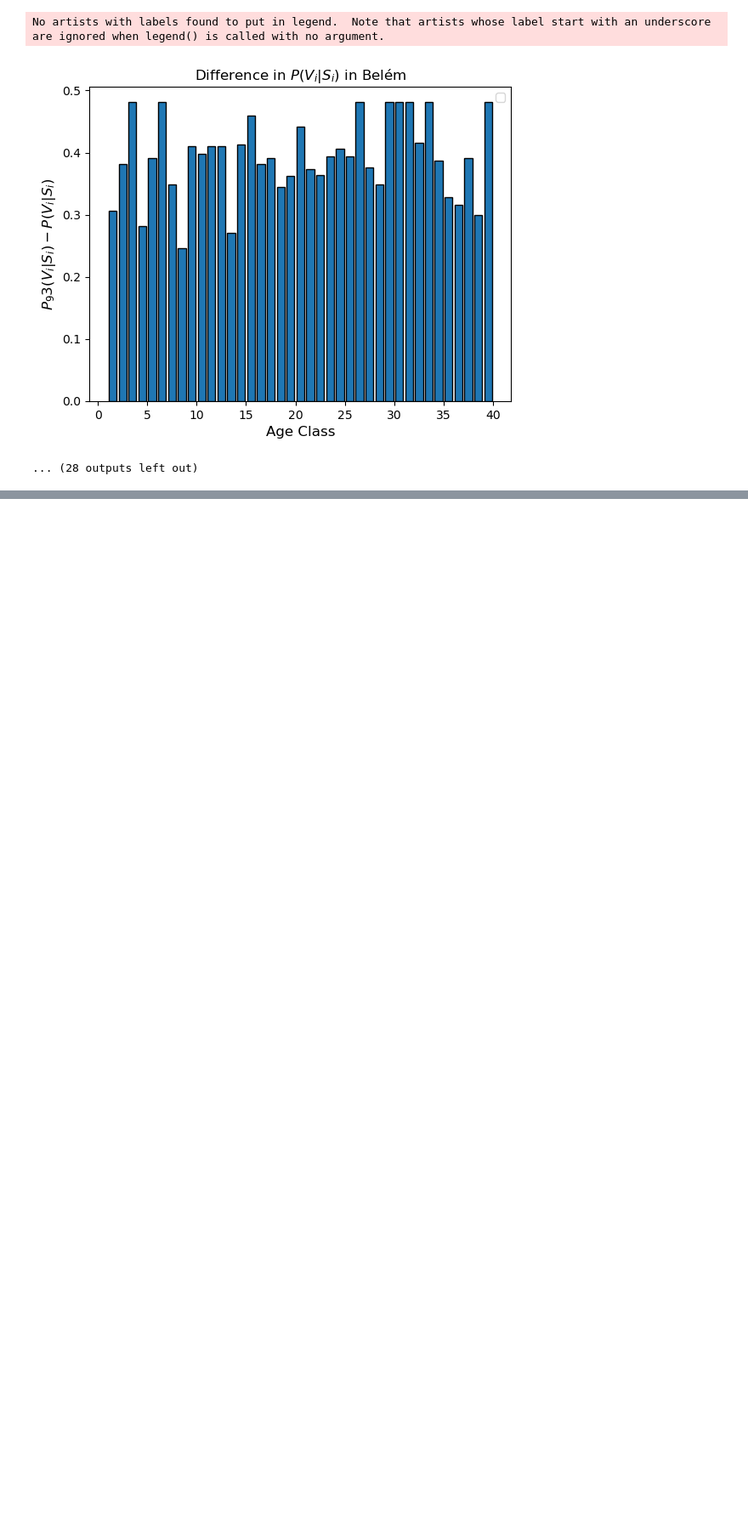
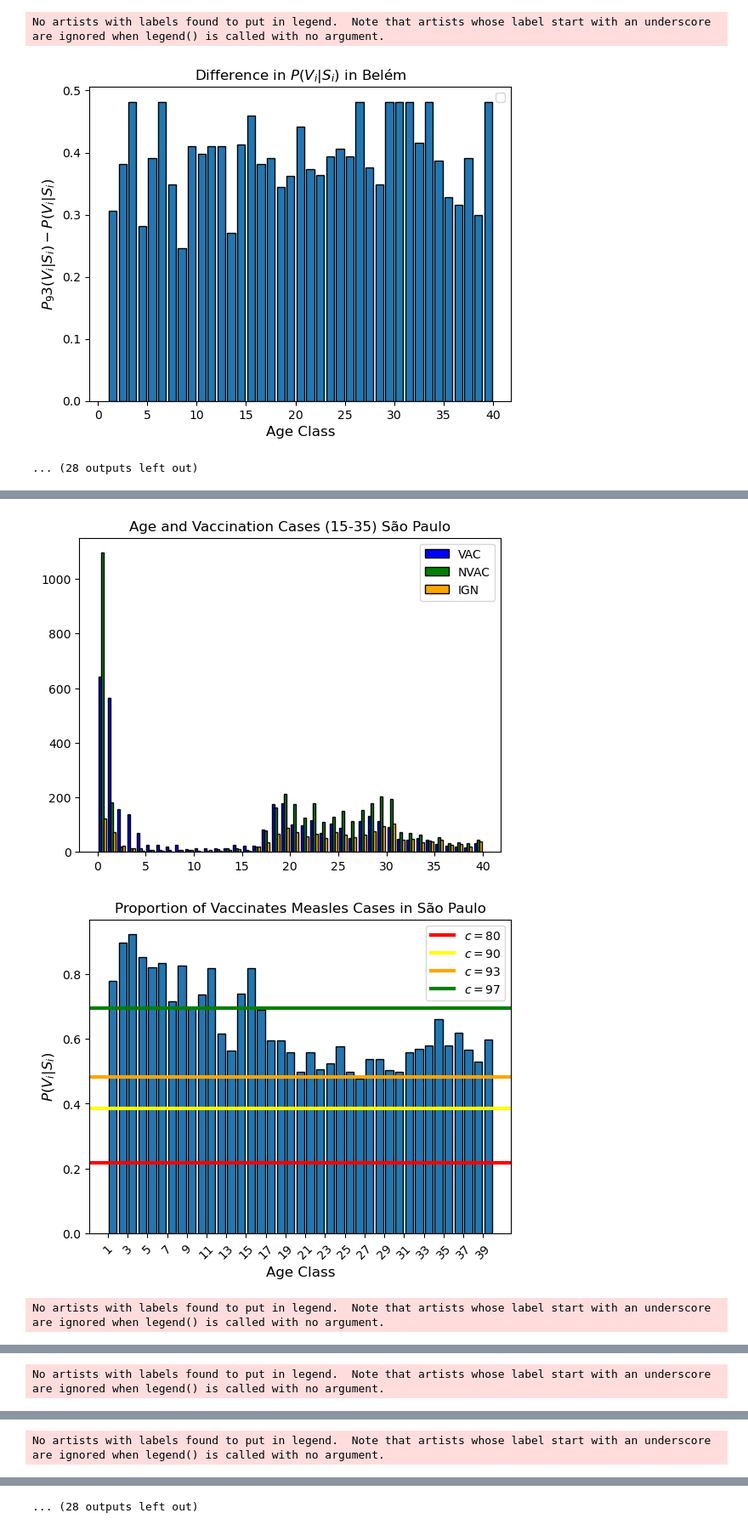
Before and after one commit to denisecammarota/measles-BR, a Jupyter notebook: Notebooks/Age_Vaccine_Estimated_Probability.ipynb, the cells around one changed output, grey strips where cells are left out. Shown at 85% size. Saved outputs shown, nothing was run; the diff lists cells and outputs as text; code cells hidden in the pictures; blank space fills up the shorter version.

```diff
--- a/Notebooks/Age_Vaccine_Estimated_Probability.ipynb
+++ b/Notebooks/Age_Vaccine_Estimated_Probability.ipynb
@@ -90,0 +93,54 @@ No artists with labels found to put in legend.  Note that artists whose label st
+# %%
+for mun in first_10:
+    df_tmp = df_mun[df_mun['ID_MN_RESI'] == mun]
+    df_tmp = df_tmp[df_tmp['NU_IDADE_N'] <= 40]
+    mun_name = df_tmp['name'].unique()[0]
+    min_age = 0
+    max_age = 40
+    colors=['blue', 'green', 'orange']
+    names=['VAC', 'NVAC', 'IGN']
+    x_vac = list(df_tmp[df_tmp['CS_VACINA'] == 1]['NU_IDADE_N'])
+    x_nvac = list(df_tmp[df_tmp['CS_VACINA'] == 2]['NU_IDADE_N'])
+    x_ign = list(df_tmp[df_tmp['CS_VACINA'] == 9]['NU_IDADE_N'])
+    bins = plt.hist([x_vac, x_nvac, x_ign], color=colors, label=names, bins=np.arange(0,max_age+1,1), edgecolor = 'black')
+    plt.title('Age and Vaccination Cases (15-35) '+ str(mun_name))
+    plt.legend()
+    #plt.xlim((15,35))
+    #plt.ylim((0,10))
+    plt.show()
+    vacs = bins[0][0]
+    nvacs = bins[0][1]
+    ign = bins[0][2]
+    vacs = vacs[1:]
+    nvacs = nvacs[1:]
+    ign = ign[1:]
+    vacs = vacs + ign
+    p_vacs = vacs/(vacs+nvacs)
+    p_vacs_93 = (probability_age(0.93,0.93))
+    p_vacs_90 = (probability_age(0.9,0.93))
+    p_vacs_80 = (probability_age(0.80,0.93))
+    p_vacs_97 = (probability_age(0.97,0.93))
+    plt.bar(np.arange(1,max_age,1) + 0.5,height = p_vacs, edgecolor = 'k')
+    plt.axhline(p_vacs_80, color ='red', linewidth = 3, label = r'$c = 80%$')
+    plt.axhline(p_vacs_90, color = 'yellow', linewidth = 3, label = r'$c = 90%$')
+    plt.axhline(p_vacs_93, color = 'orange', linewidth = 3, label = r'$c = 93%$')
+    plt.axhline(p_vacs_97, color = 'green', linewidth = 3, label = r'$c = 97%$')
+    plt.xticks(np.arange(1,max_age,2), rotation = 45)
+    plt.xlabel('Age Class', fontsize = 12)
+    plt.ylabel(r'$P(V_{i}|S_i)$', fontsize = 12)
+    plt.title('Proportion of Vaccinates Measles Cases in '+mun_name)
+    plt.legend()
+    plt.show()
+    p_excess = p_vacs_93 - p_vacs
+    f = lambda x: 0 if x < 0 else x
+    p_excess = [f(i) for i in p_excess]
+    plt.bar(np.arange(1,max_age,1) + 0.5,height = p_excess, edgecolor = 'k')
+    plt.xlabel('Age Class', fontsize = 12)
+    plt.ylabel(r'$P_93(V_{i}|S_i) - P(V_{i}|S_i)$', fontsize = 12)
+    plt.title('Difference in '+r'$P(V_i|S_i)$ '+'in '+mun_name)
+    plt.legend()
+    plt.show()
+# %% [output]
+[figure, added]
+[figure, added]
+No artists with labels found to put in legend.  Note that artists whose label start with an underscore are ignored when legend() is called with no argument.
@@ -90,0 +150 @@ No artists with labels found to put in legend.  Note that artists whose label st
+No artists with labels found to put in legend.  Note that artists whose label start with an underscore are ignored when legend() is called with no argument.
@@ -90,0 +154 @@ No artists with labels found to put in legend.  Note that artists whose label st
+No artists with labels found to put in legend.  Note that artists whose label start with an underscore are ignored when legend() is called with no argument.
@@ -90,0 +156 @@ No artists with labels found to put in legend.  Note that artists whose label st
+... (28 outputs left out)
```
Also changed, not shown: parts of 2 cells of this notebook, 1 other file.
